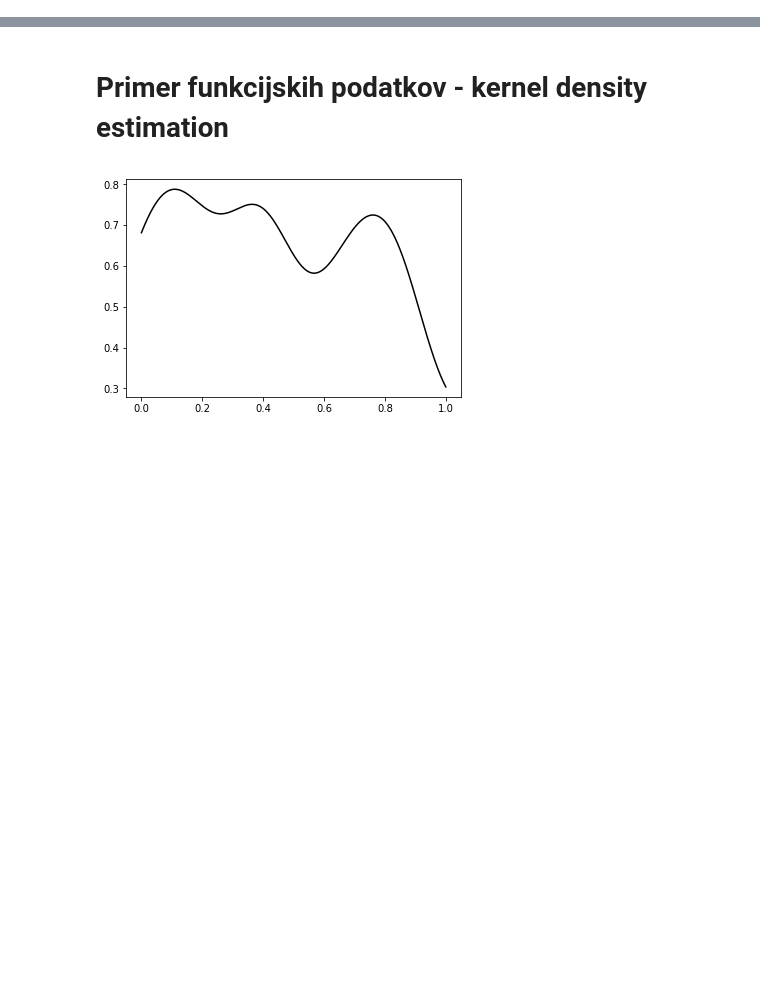
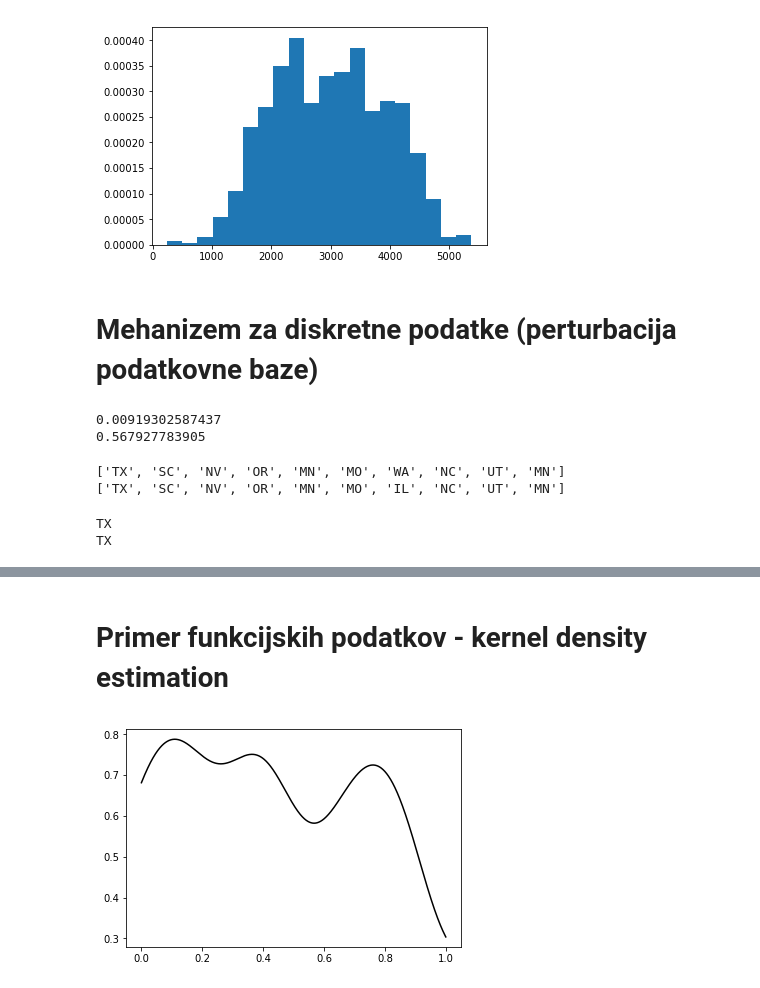
Before and after one commit to metodj/thesis, a Jupyter notebook: dfPython.ipynb, the cells around one changed output, grey strips where cells are left out. Saved outputs shown, nothing was run; the diff lists cells and outputs as text; code cells hidden in the pictures; blank space fills up the shorter version.

```diff
--- a/dfPython.ipynb
+++ b/dfPython.ipynb
@@ -50,0 +99,6 @@ print(sum(df_baza)/len(df_baza))
+# %%
+plt.hist(df_podatki, normed=True, bins=20);
+# %% [output]
+[figure, added]
+# %% [markdown]
+# Mehanizem za diskretne podatke (perturbacija podatkovne baze)
@@ -50,0 +108,40 @@ print(sum(df_baza)/len(df_baza))
+# %%
+#zvezne države
+
+m = 47 # |D| = 48, torej imamo v bazi 48 različnih zveznih držav
+p = (1 - delta2) / (m + np.exp(epsilon2))
+
+print(p)
+print(1-p*m)
+
+drzave = list(str(i) for i in data['zveznaDržava'])
+seznam_drzav = list(set(drzave))
+
+df_drzave = []
+for i in range(len(drzave)):
+    if np.random.uniform(0,1) < (1-p*m):
+        df_drzave.append(drzave[i])
+    else:
+        tmp = list(seznam_drzav)
+        tmp.remove(drzave[i])
+        df_drzave.append(random.choice(tmp))
+# %% [output]
+0.00919302587437
+0.567927783905
+# %%
+#osnovna primerjava
+print(drzave[:10])
+print(df_drzave[:10])
+# %% [output]
+['TX', 'SC', 'NV', 'OR', 'MN', 'MO', 'WA', 'NC', 'UT', 'MN']
+['TX', 'SC', 'NV', 'OR', 'MN', 'MO', 'IL', 'NC', 'UT', 'MN']
+# %%
+#poračunanih nekaj osnovnih statistik za primerjavo
+def most_common(lst):
+    return max(set(lst), key=lst.count)
+
+print(most_common(drzave))
+print(most_common(df_drzave))
+# %% [output]
+TX
+TX
```
Also changed, not shown: parts of 17 cells of this notebook, 2 other files.
